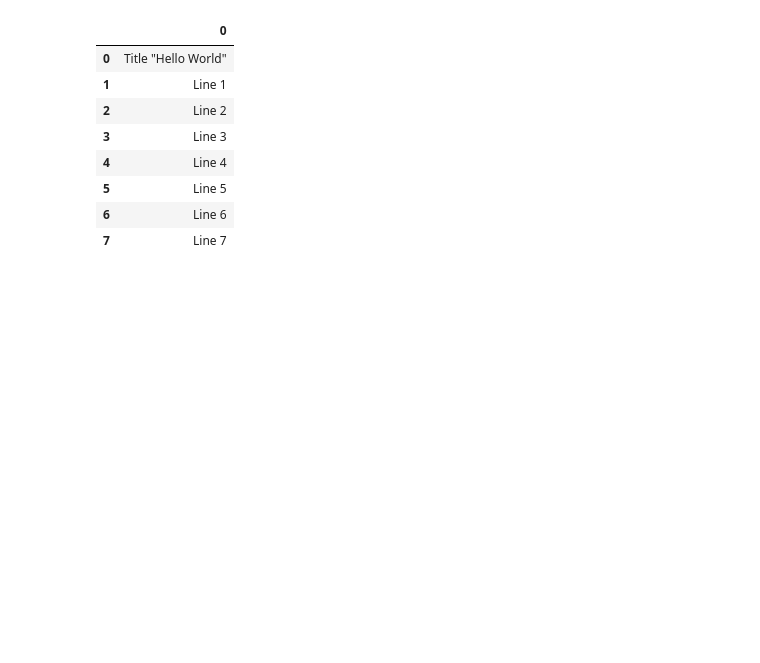
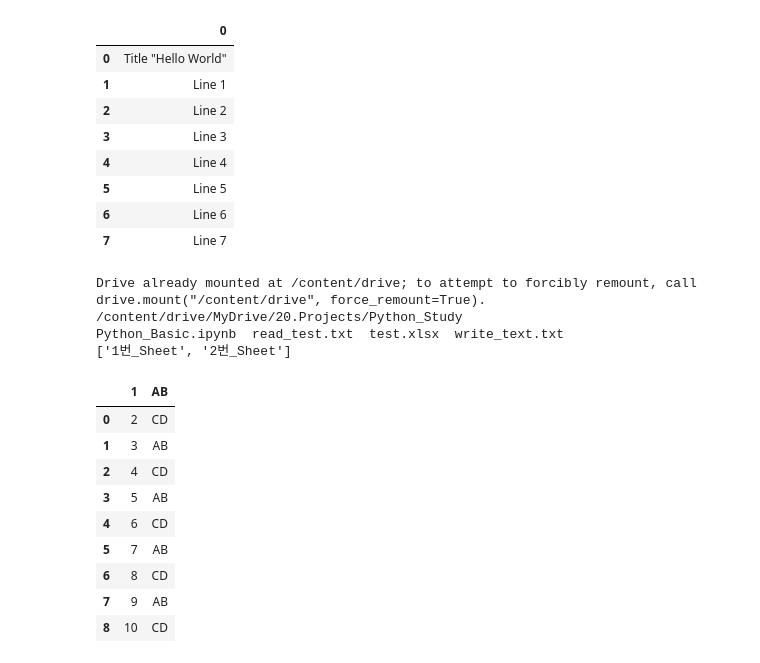
Before and after one commit to gabrielwithappy/python_study, a Jupyter notebook: Python_Basic.ipynb, the cells around one changed output. Saved outputs shown, nothing was run; the diff lists cells and outputs as text; code cells hidden in the pictures; blank space fills up the shorter version.

```diff
--- a/Python_Basic.ipynb
+++ b/Python_Basic.ipynb
@@ -910,3 +910,37 @@ data
 | 5 | Line 5 |
 | 6 | Line 6 |
 | 7 | Line 7 |
+# %%
+# Pandas Excel 읽고 sheet 확인/읽기
+from google.colab import drive
+drive.mount('/content/drive')
+
+from pathlib import Path
+
+ROOT = Path('/content/drive/MyDrive/20.Projects/Python_Study/')
+%cd $ROOT
+!ls
+
+
+import pandas as pd
+file = 'test.xlsx'
+xls = pd.ExcelFile(file)
+print(xls.sheet_names)
+
+df1 = xls.parse(xls.sheet_names[0])
+df2 = xls.parse(1)
+# %% [output]
+Drive already mounted at /content/drive; to attempt to forcibly remount, call drive.mount("/content/drive", force_remount=True).
+/content/drive/MyDrive/20.Projects/Python_Study
+Python_Basic.ipynb  read_test.txt  test.xlsx  write_text.txt
+['1번_Sheet', '2번_Sheet']
+|  | 1 | AB |
+| 0 | 2 | CD |
+| 1 | 3 | AB |
+| 2 | 4 | CD |
+| 3 | 5 | AB |
+| 4 | 6 | CD |
+| 5 | 7 | AB |
+| 6 | 8 | CD |
+| 7 | 9 | AB |
+| 8 | 10 | CD |
```
Also changed, not shown: parts of 5 cells of this notebook.
